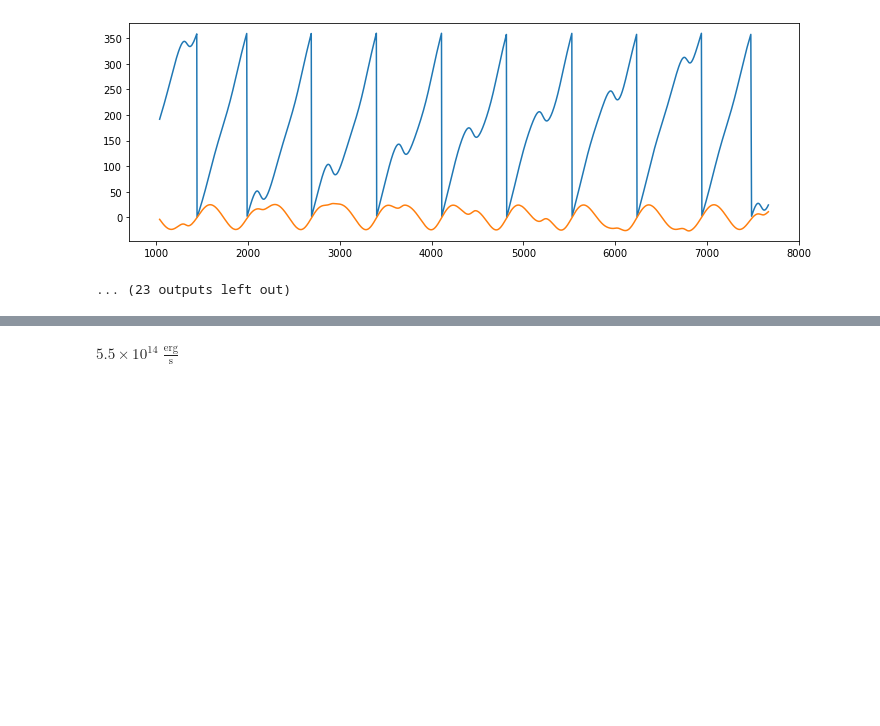
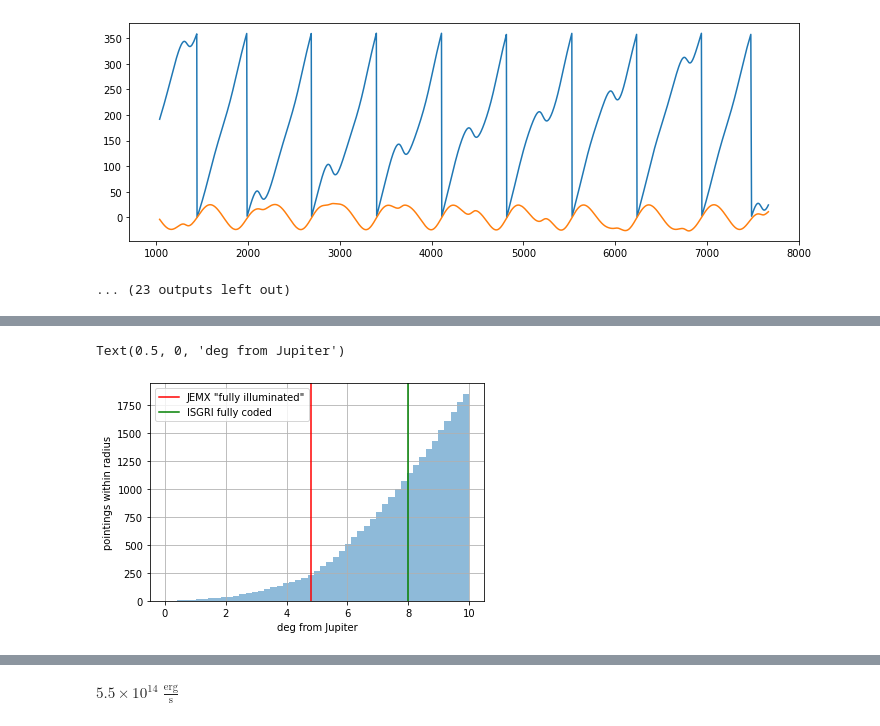
Before and after one commit to volodymyrss/planets, a Jupyter notebook: planets.ipynb, the cells around one changed output, grey strips where cells are left out. Cells and saved outputs as stored; diff of their text form; code cells hidden in the pictures; blank space fills up the shorter version.

```diff
--- a/planets.ipynb
+++ b/planets.ipynb
@@ -396,0 +442,21 @@ done!
+# %%
+plt.figure()
+
+plt.hist(
+    R['Jupiter_from_sc_x_deg'], np.linspace(0, 10), cumulative=1, alpha=0.5)
+
+plt.ylabel('pointings within radius')
+
+plt
+
+plt.axvline(4.8, label='JEMX "fully illuminated"', c='r')
+plt.axvline(8., label='ISGRI fully coded', c='g')
+
+plt.grid()
+
+plt.legend()
+
+plt.xlabel("deg from Jupiter")
+# %% [output]
+Text(0.5, 0, 'deg from Jupiter')
+[figure, added]
```
Also changed, not shown: parts of 22 cells of this notebook, 1 other file.
